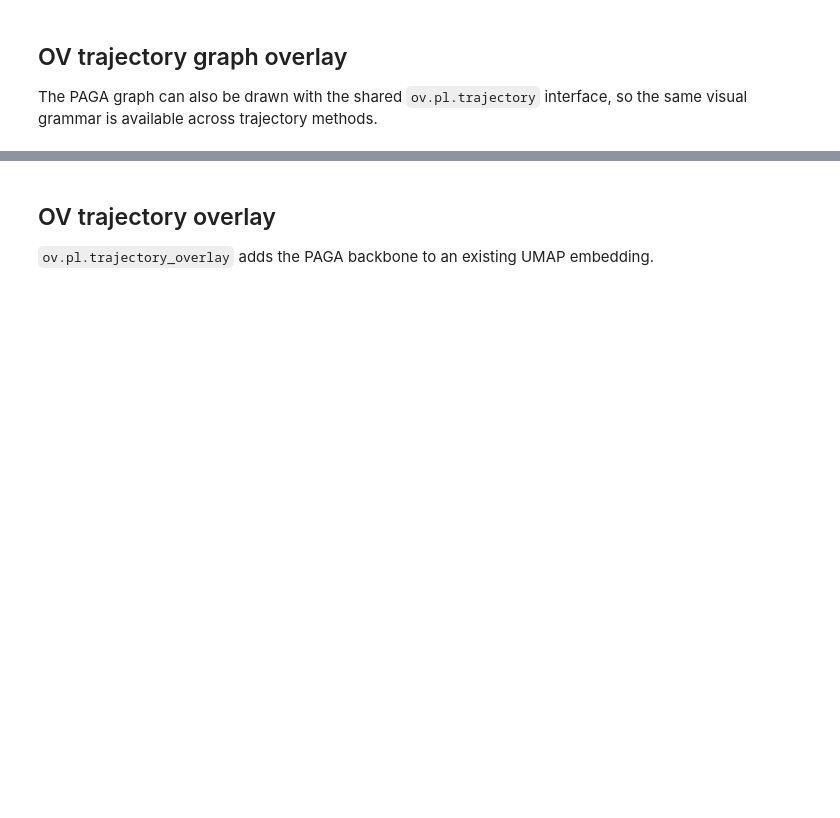
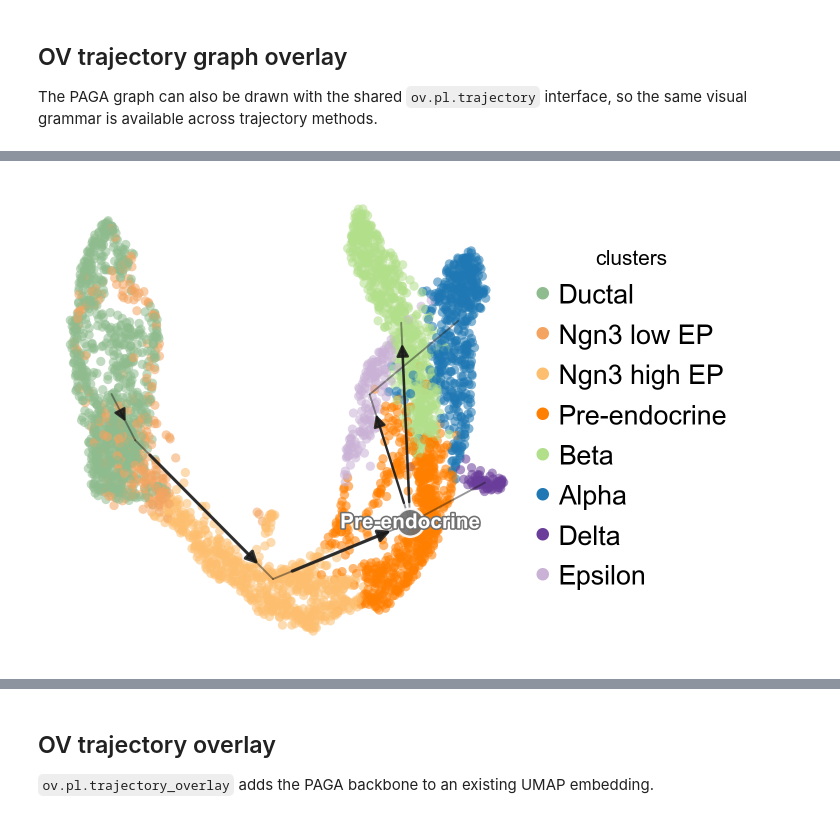
Before and after one commit to DBinary/omicverse-tutorials, a Jupyter notebook: docs/Tutorials-single/t_traj_diffusion.ipynb, the cells around one changed output, grey strips where cells are left out. Saved outputs shown, nothing was run; the diff lists cells and outputs as text; code cells hidden in the pictures; blank space fills up the shorter version.

Commit message:
docs: refresh trajectory tutorials

```diff
--- a/docs/Tutorials-single/t_traj_diffusion.ipynb
+++ b/docs/Tutorials-single/t_traj_diffusion.ipynb
@@ -55,9 +55,9 @@ adata=ov.datasets.pancreatic_endocrinogenesis()
  Loading data from ./data/endocrinogenesis_day15.h5ad
 ✅ Successfully loaded: 3696 cells × 27998 genes
 # %%
-adata=ov.pp.preprocess(adata,mode='shiftlog|pearson',n_HVGs=3000,)
+adata = ov.pp.preprocess(adata, mode='shiftlog|pearson', n_HVGs=3000)
 adata.raw = adata
 adata = adata[:, adata.var.highly_variable_features]
 ov.pp.scale(adata)
-ov.pp.pca(adata,layer='scaled',n_pcs=50)
+ov.pp.pca(adata, layer='scaled', n_pcs=50)
 # %% [output]
@@ -168,0 +173,12 @@ plt.show()
+# %%
+fig, ax = ov.pl.trajectory_graph(
+    adata,
+    method='paga',
+    basis='X_umap',
+    groups='clusters',
+    color='clusters',
+    figsize=(4, 4),
+)
+plt.show()
+# %% [output]
+[figure, added]
```
Also changed, not shown: parts of 8 cells of this notebook, 9 other files.
